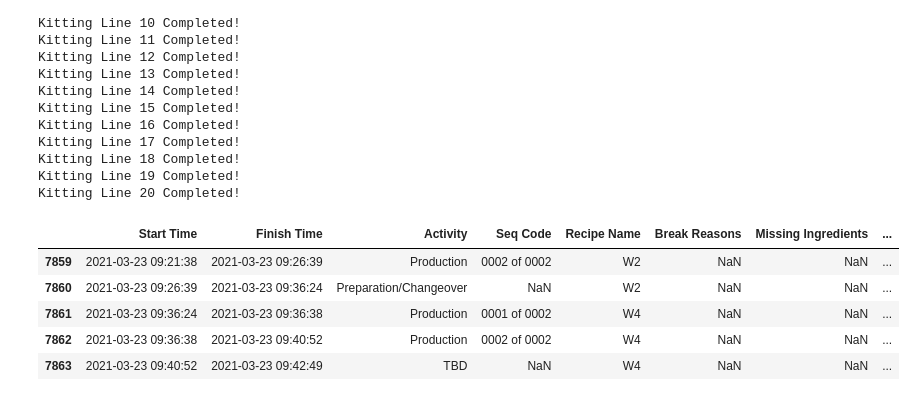
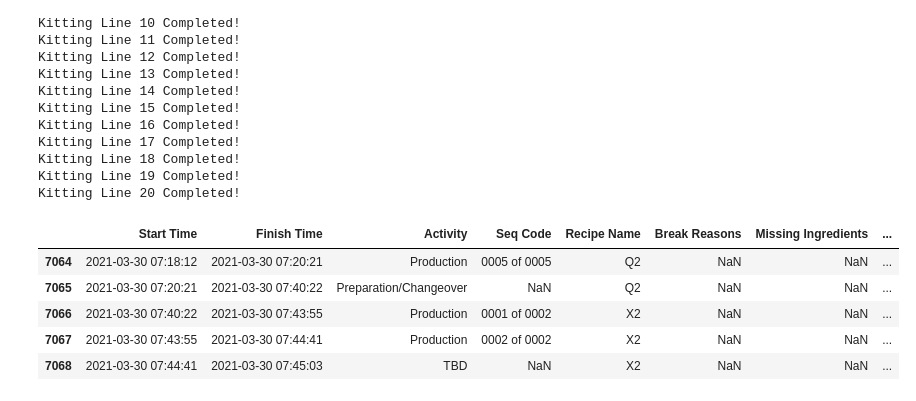
Before and after one commit to QPeiran/PythonStatistics, a Jupyter notebook: toDiscreteEvent.ipynb, the cells around one changed output. Cells and saved outputs as stored; diff of their text form; code cells hidden in the pictures.

```diff
--- a/toDiscreteEvent.ipynb
+++ b/toDiscreteEvent.ipynb
@@ -153,15 +153,15 @@ Kitting Line 20 Completed!
 # %%
 ## Attach a column to identify the Week
 ## Update weekly in the format of YYYY-WW
-df_final['Week'] = '2021-12'
+df_final['Week'] = '2021-13'
 df_final.tail()
 # %% [output]
 |  | Start Time | Finish Time | Activity | Seq Code | Recipe Name | Break Reasons | Missing Ingredients | ... |
-| 7859 | 2021-03-23 09:21:38 | 2021-03-23 09:26:39 | Production | 0002 of 0002 | W2 | NaN | NaN | ... |
-| 7860 | 2021-03-23 09:26:39 | 2021-03-23 09:36:24 | Preparation/Changeover | NaN | W2 | NaN | NaN | ... |
-| 7861 | 2021-03-23 09:36:24 | 2021-03-23 09:36:38 | Production | 0001 of 0002 | W4 | NaN | NaN | ... |
-| 7862 | 2021-03-23 09:36:38 | 2021-03-23 09:40:52 | Production | 0002 of 0002 | W4 | NaN | NaN | ... |
-| 7863 | 2021-03-23 09:40:52 | 2021-03-23 09:42:49 | TBD | NaN | W4 | NaN | NaN | ... |
+| 7064 | 2021-03-30 07:18:12 | 2021-03-30 07:20:21 | Production | 0005 of 0005 | Q2 | NaN | NaN | ... |
+| 7065 | 2021-03-30 07:20:21 | 2021-03-30 07:40:22 | Preparation/Changeover | NaN | Q2 | NaN | NaN | ... |
+| 7066 | 2021-03-30 07:40:22 | 2021-03-30 07:43:55 | Production | 0001 of 0002 | X2 | NaN | NaN | ... |
+| 7067 | 2021-03-30 07:43:55 | 2021-03-30 07:44:41 | Production | 0002 of 0002 | X2 | NaN | NaN | ... |
+| 7068 | 2021-03-30 07:44:41 | 2021-03-30 07:45:03 | TBD | NaN | X2 | NaN | NaN | ... |
 # %%
 df_final.to_csv(r'C:\Users\Peiran Quan\Desktop\python_data_preparation\prepared.csv', index = False) # Can change file path here
 # %%
```
Also changed, not shown: parts of 2 cells of this notebook, 1 other file.
